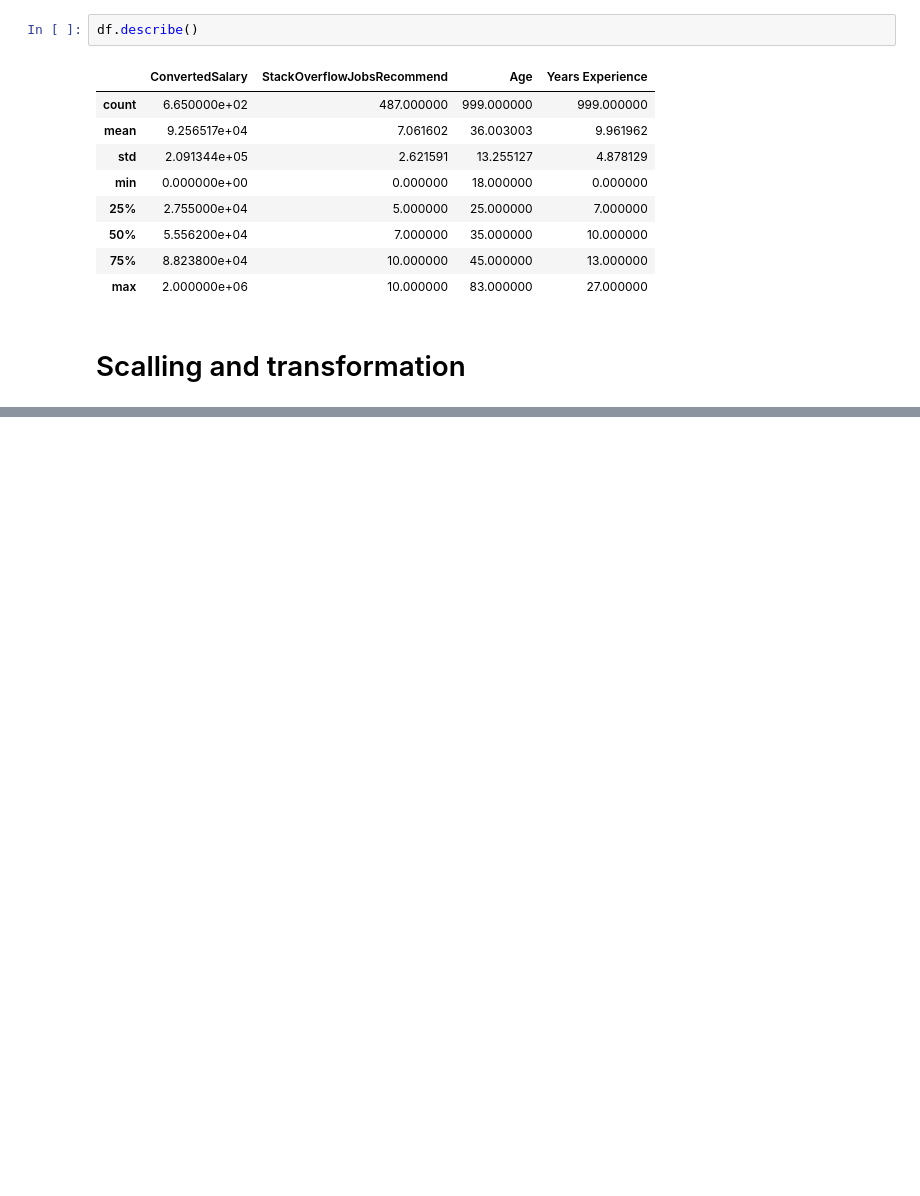
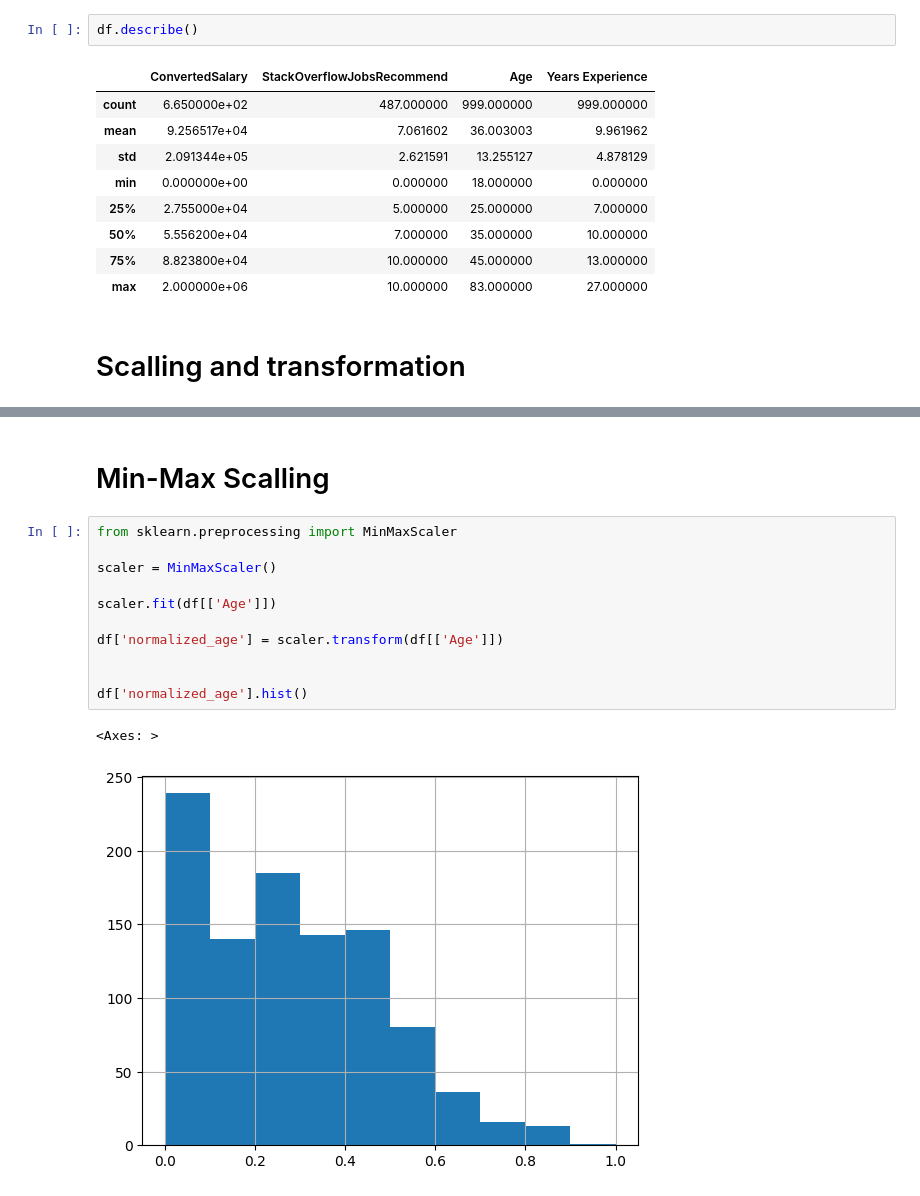
Before and after one commit to Ihaxxxx/Machine-Learning, a Jupyter notebook: Feature Engineering/3. Data Distribution/index.ipynb, the cells around one changed output, grey strips where cells are left out. Cells and saved outputs as stored; diff of their text form; blank space fills up the shorter version.

```diff
--- a/Feature Engineering/3. Data Distribution/index.ipynb
+++ b/Feature Engineering/3. Data Distribution/index.ipynb
@@ -74,0 +80,16 @@ plt.show()
+# %% [markdown]
+# Min-Max Scalling
+# %%
+from sklearn.preprocessing import MinMaxScaler
+
+scaler = MinMaxScaler()
+
+scaler.fit(df[['Age']])
+
+df['normalized_age'] = scaler.transform(df[['Age']])
+
+
+df['normalized_age'].hist()
+# %% [output]
+<Axes: >
+[figure, added]
```
Also changed, not shown: parts of 13 cells of this notebook, 1 other file.
